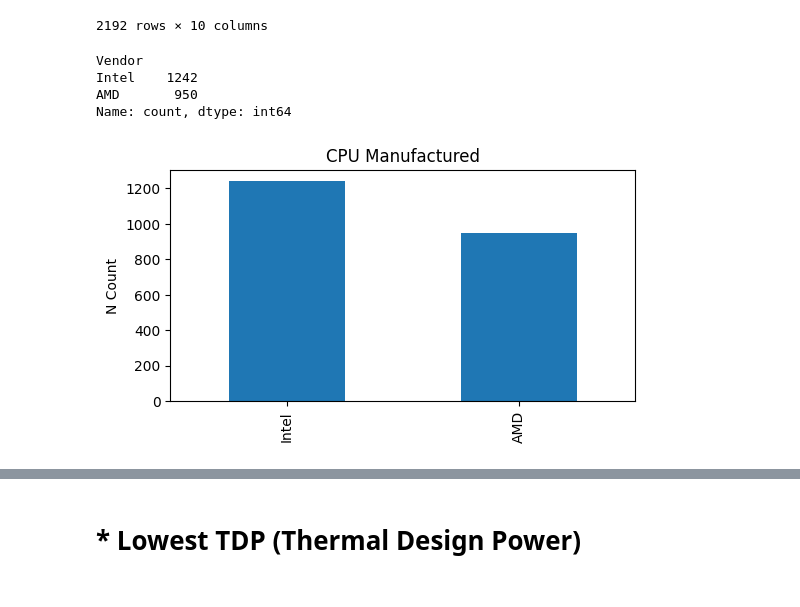
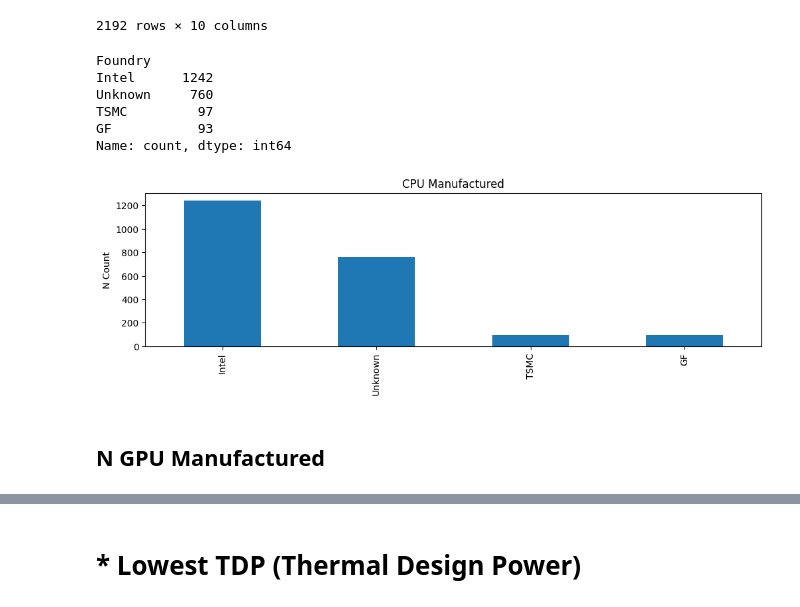
Before and after one commit to 6HA8/MATHEDA---VILLASIS, a Jupyter notebook: WK7/Exercise/WK7-Data-Visualization.ipynb, the cells around one changed output, grey strips where cells are left out. Cells and saved outputs as stored; diff of their text form; code cells hidden in the pictures.

```diff
--- a/WK7/Exercise/WK7-Data-Visualization.ipynb
+++ b/WK7/Exercise/WK7-Data-Visualization.ipynb
@@ -96,18 +130,22 @@ df_cpu
 | 2191 | AMD Athlon 64 X2 5000+ EE | CPU | 2/1/2007 | 90.0 | 65.0 | 220.000000 | 154.000000 | 2600 | Unknown | AMD |
 2192 rows × 10 columns
 # %%
-cpu_count = df_cpu['Vendor'].value_counts()
+cpu_count = df_cpu['Foundry'].value_counts()
 cpu_count
 # %% [output]
-Vendor
-Intel    1242
-AMD       950
+Foundry
+Intel      1242
+Unknown     760
+TSMC         97
+GF           93
 Name: count, dtype: int64
 # %%
-chart = cpu_count.plot(kind='bar',figsize=(6,3))
+chart = cpu_count.plot(kind='bar',figsize=(12,3))
 plt.title('CPU Manufactured')
 plt.ylabel('N Count')
 plt.xlabel('')
 plt.show()
 # %% [output]
-[figure, old version]
+[figure, new version]
+# %% [markdown]
+<h2> N GPU Manufactured </h2>
```
Also changed, not shown: parts of 58 cells of this notebook, 1 other file.
